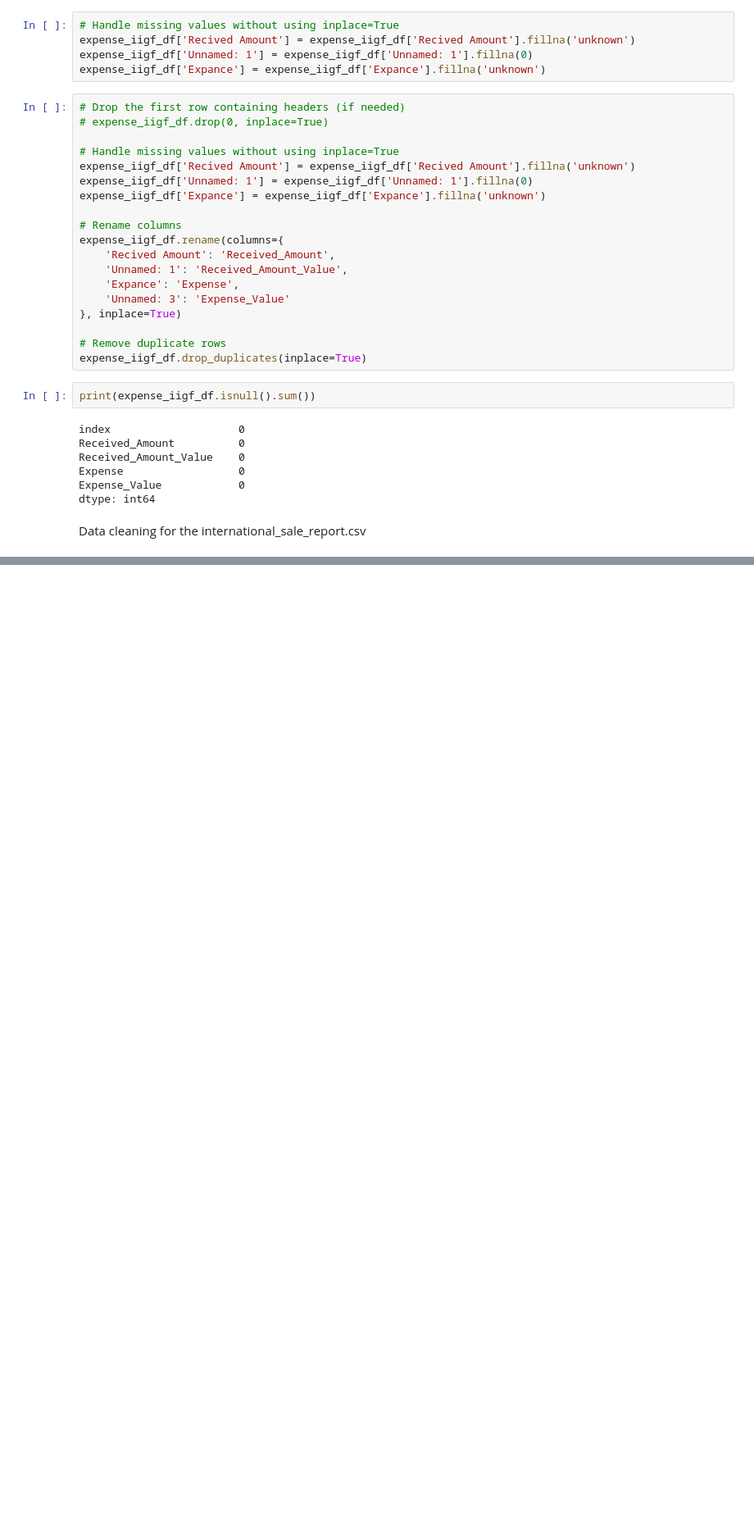
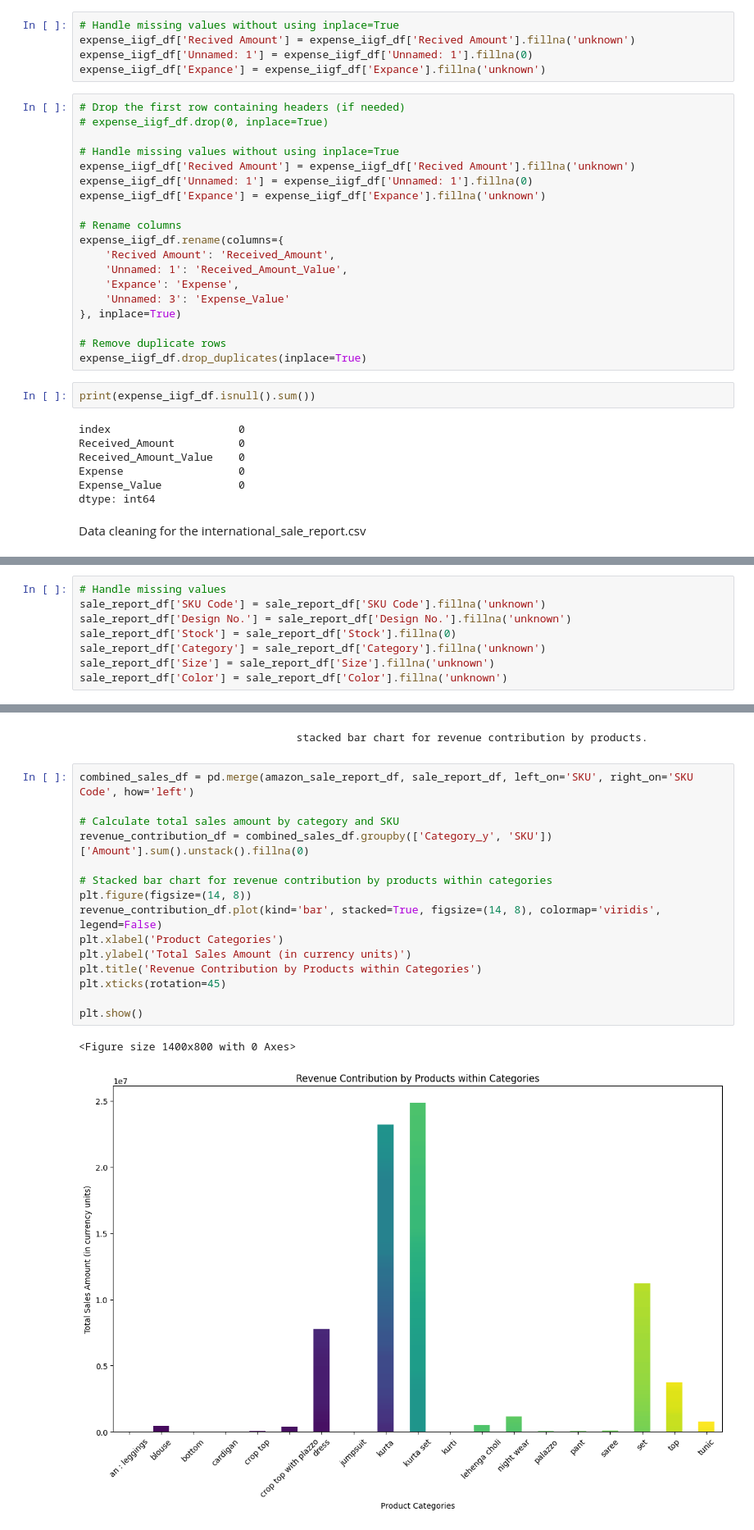
Before and after one commit to JarAmogh/Data_Analyst_VS, a Jupyter notebook: helper.ipynb, the cells around one changed output, grey strips where cells are left out. Shown at 82% size. Drawn from its saved outputs; the diff is of its cells as text; blank space fills up the shorter version.

```diff
--- a/helper.ipynb
+++ b/helper.ipynb
@@ -211,0 +372,8 @@ Data cleaning for the international_sale_report.csv
+# %%
+# Handle missing values
+sale_report_df['SKU Code'] = sale_report_df['SKU Code'].fillna('unknown')
+sale_report_df['Design No.'] = sale_report_df['Design No.'].fillna('unknown')
+sale_report_df['Stock'] = sale_report_df['Stock'].fillna(0)
+sale_report_df['Category'] = sale_report_df['Category'].fillna('unknown')
+sale_report_df['Size'] = sale_report_df['Size'].fillna('unknown')
+sale_report_df['Color'] = sale_report_df['Color'].fillna('unknown')
@@ -211,0 +677,20 @@ Data cleaning for the international_sale_report.csv
+# %% [markdown]
+                                    stacked bar chart for revenue contribution by products.
+# %%
+combined_sales_df = pd.merge(amazon_sale_report_df, sale_report_df, left_on='SKU', right_on='SKU Code', how='left')
+
+# Calculate total sales amount by category and SKU
+revenue_contribution_df = combined_sales_df.groupby(['Category_y', 'SKU'])['Amount'].sum().unstack().fillna(0)
+
+# Stacked bar chart for revenue contribution by products within categories
+plt.figure(figsize=(14, 8))
+revenue_contribution_df.plot(kind='bar', stacked=True, figsize=(14, 8), colormap='viridis', legend=False)
+plt.xlabel('Product Categories')
+plt.ylabel('Total Sales Amount (in currency units)')
+plt.title('Revenue Contribution by Products within Categories')
+plt.xticks(rotation=45)
+
+plt.show()
+# %% [output]
+<Figure size 1400x800 with 0 Axes>
+[figure, added]
```
Also changed, not shown: parts of 68 cells of this notebook.
